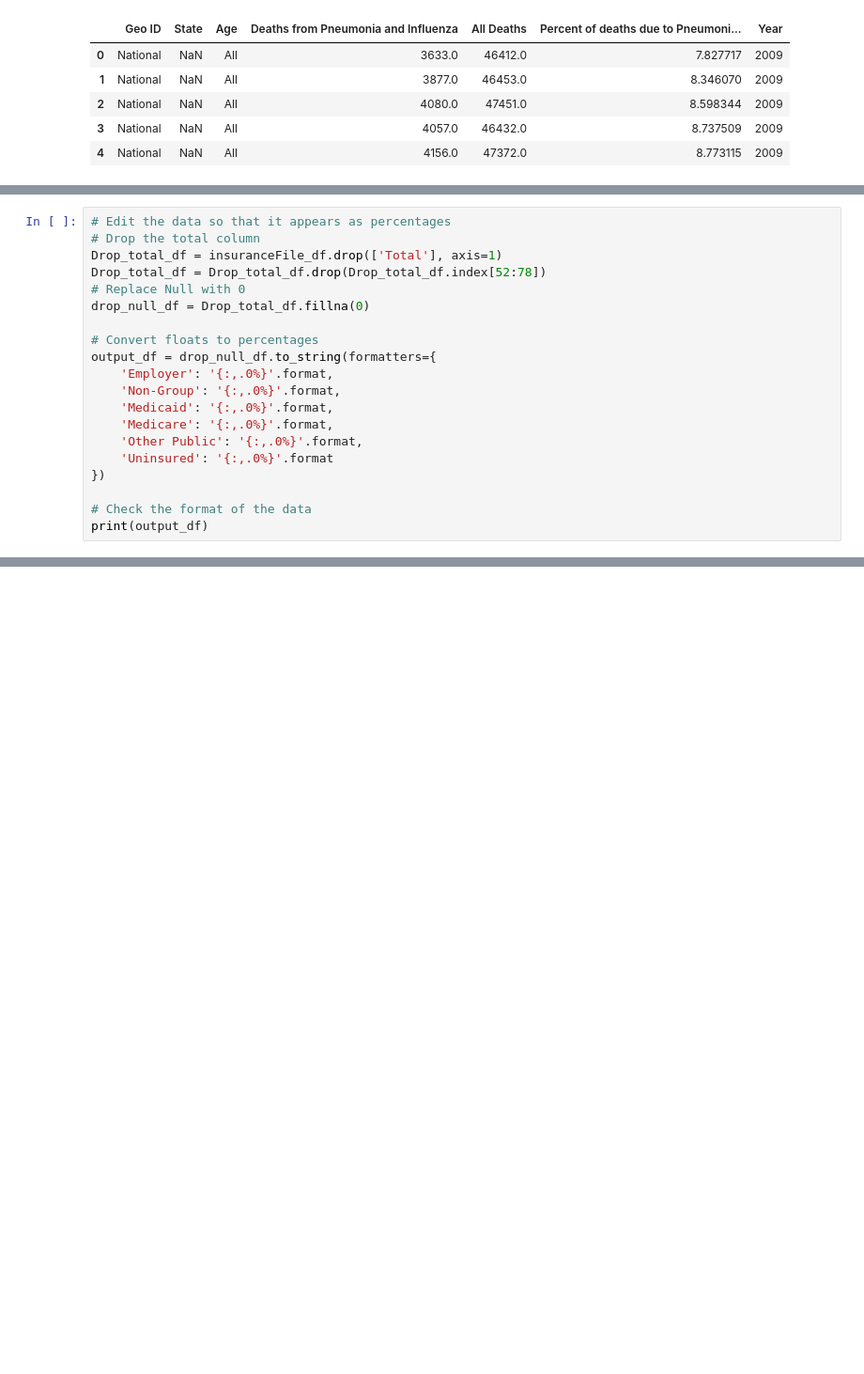
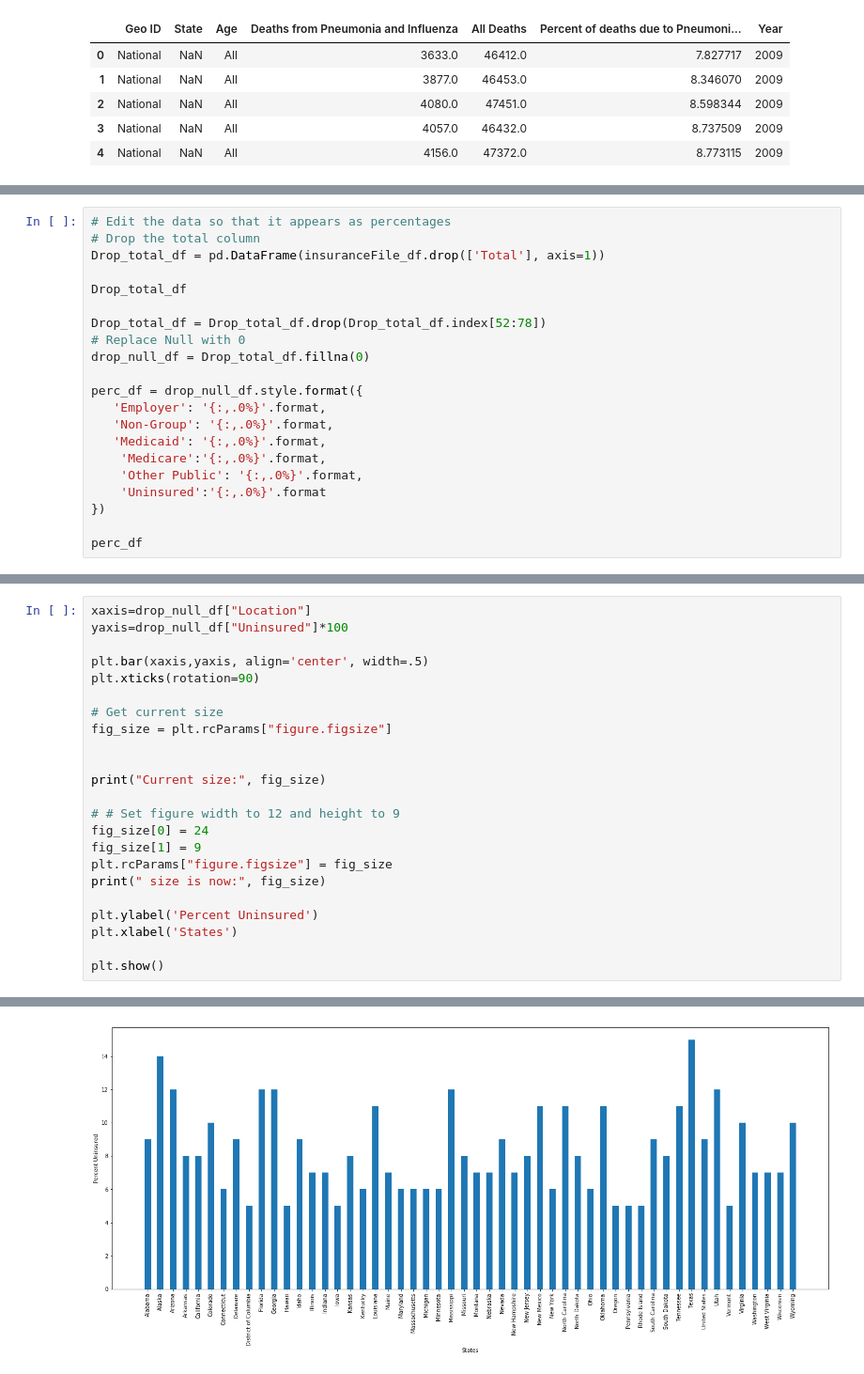
Before and after one commit to siven91/DataScienceProject1, a Jupyter notebook: AnotherDayAnotherData.ipynb, the cells around one changed output, grey strips where cells are left out. Shown at 94% size. Drawn from its saved outputs; the diff is of its cells as text; blank space fills up the shorter version.

```diff
--- a/AnotherDayAnotherData.ipynb
+++ b/AnotherDayAnotherData.ipynb
@@ -119,21 +123,22 @@ Name: All Deaths, dtype: float64
 # %%
 # Edit the data so that it appears as percentages
 # Drop the total column
-Drop_total_df = insuranceFile_df.drop(['Total'], axis=1)
+Drop_total_df = pd.DataFrame(insuranceFile_df.drop(['Total'], axis=1))
+
+Drop_total_df
+
 Drop_total_df = Drop_total_df.drop(Drop_total_df.index[52:78])
 # Replace Null with 0
 drop_null_df = Drop_total_df.fillna(0)
 
-# Convert floats to percentages
-output_df = drop_null_df.to_string(formatters={
-    'Employer': '{:,.0%}'.format,
-    'Non-Group': '{:,.0%}'.format,
-    'Medicaid': '{:,.0%}'.format,
-    'Medicare': '{:,.0%}'.format,
+perc_df = drop_null_df.style.format({
+   'Employer': '{:,.0%}'.format,
+   'Non-Group': '{:,.0%}'.format,
+   'Medicaid': '{:,.0%}'.format,
+    'Medicare':'{:,.0%}'.format,
     'Other Public': '{:,.0%}'.format,
-    'Uninsured': '{:,.0%}'.format
+    'Uninsured':'{:,.0%}'.format
 })
 
-# Check the format of the data
-print(output_df)
+perc_df
 # %% [output]
@@ -156,0 +162,24 @@ print(output_df)
+# %%
+xaxis=drop_null_df["Location"]
+yaxis=drop_null_df["Uninsured"]*100
+
+plt.bar(xaxis,yaxis, align='center', width=.5)
+plt.xticks(rotation=90)
+
+# Get current size
+fig_size = plt.rcParams["figure.figsize"]
+
+
+print("Current size:", fig_size)
+
+# # Set figure width to 12 and height to 9
+fig_size[0] = 24
+fig_size[1] = 9
+plt.rcParams["figure.figsize"] = fig_size
+print(" size is now:", fig_size)
+
+plt.ylabel('Percent Uninsured')
+plt.xlabel('States')
+
+plt.show()
+# %% [output]
@@ -156,0 +188 @@ print(output_df)
+[figure, added]
```
Also changed, not shown: parts of 6 cells of this notebook.
